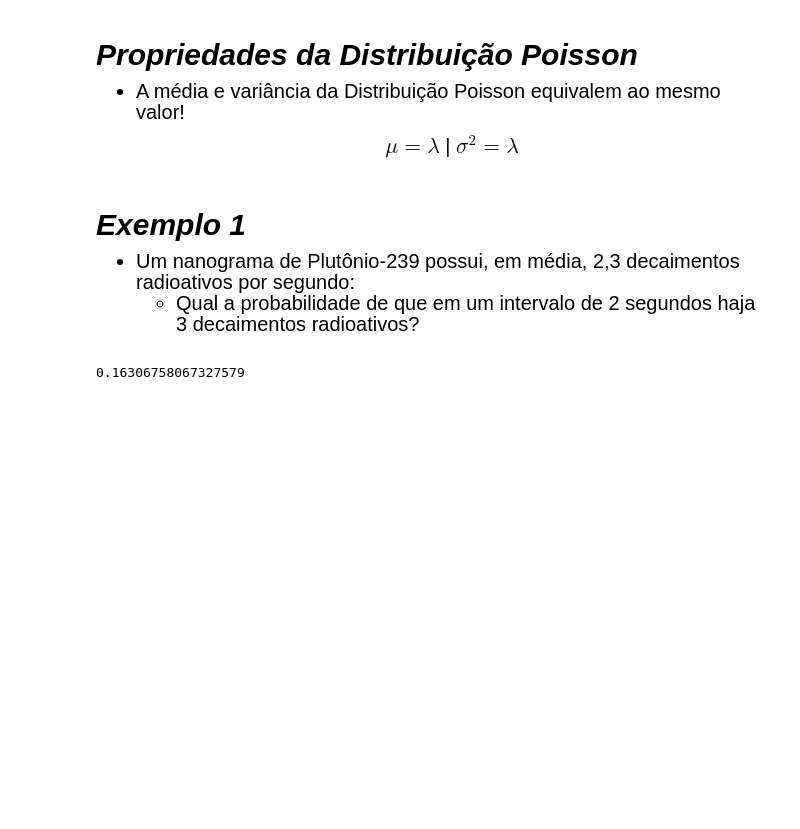
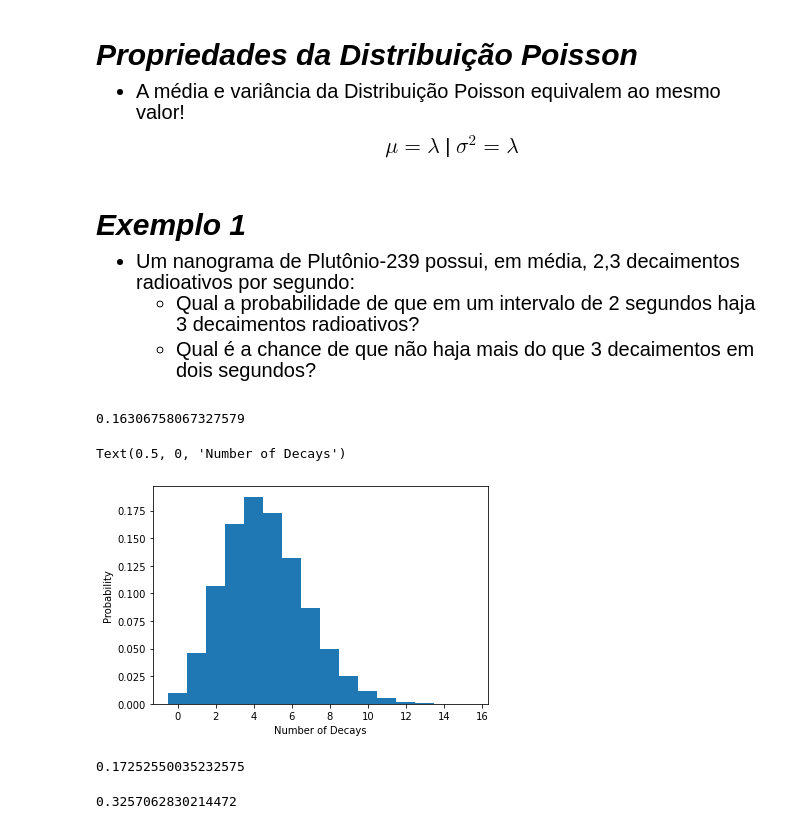
Before and after one commit to felipesveiga/Think-Stats, a Jupyter notebook: Chapter 5/Discrete Probability Distributions/discrete-probability-distributions.ipynb, the cells around one changed output. Drawn from its saved outputs; the diff is of its cells as text; code cells hidden in the pictures; blank space fills up the shorter version.

Commit message:
Discrete Probability Distributions: Example Problems (Binomial, Poisson, Hypergeometric, Geometric) (7:25)

```diff
--- a/Chapter 5/Discrete Probability Distributions/discrete-probability-distributions.ipynb
+++ b/Chapter 5/Discrete Probability Distributions/discrete-probability-distributions.ipynb
@@ -727,6 +727,9 @@ mv: cannot stat '/Users/felipeveiga/Desktop/Screen Shot 2022-08-19 at 10.55.14.p
                 <li>
                     Qual a probabilidade de que em um intervalo de 2 segundos haja 3 decaimentos radioativos?
                 </li>
+                <li>
+                    Qual é a chance de que não haja mais do que 3 decaimentos em dois segundos?
+                </li>
             </ul>
         </li>
     </ul>
@@ -739,3 +742,29 @@ avg_2seconds = 2.3 * 2
 (avg_2seconds ** 3 * np.e ** (-avg_2seconds)) / (3*2*1)
 # %% [output]
 0.16306758067327579
+# %%
+def factorial(n):
+    if n == 0:
+        return 1
+    for i in range(1,n):
+        n *=i
+    return n
+
+probas = [(avg_2seconds ** i * np.e ** (-avg_2seconds)) / factorial(i) for i in range(16)]
+
+plt.bar(range(16), probas, width=1)
+plt.ylabel('Probability')
+plt.xlabel('Number of Decays')
+# %% [output]
+Text(0.5, 0, 'Number of Decays')
+[figure, added]
+# %%
+4.6 ** 5 * np.e ** (-4.6) / factorial(5)
+# %% [output]
+0.17252550035232575
+# %%
+# B.
+# P(X<=3) = P(X=0) + P(X=1) + P(X=2) + P(X=3)
+sum([(4.6 ** i * np.e ** (-4.6)) / factorial(i) for i in range(4)])
+# %% [output]
+0.3257062830214472
```
Also changed, not shown: parts of 8 cells of this notebook.
